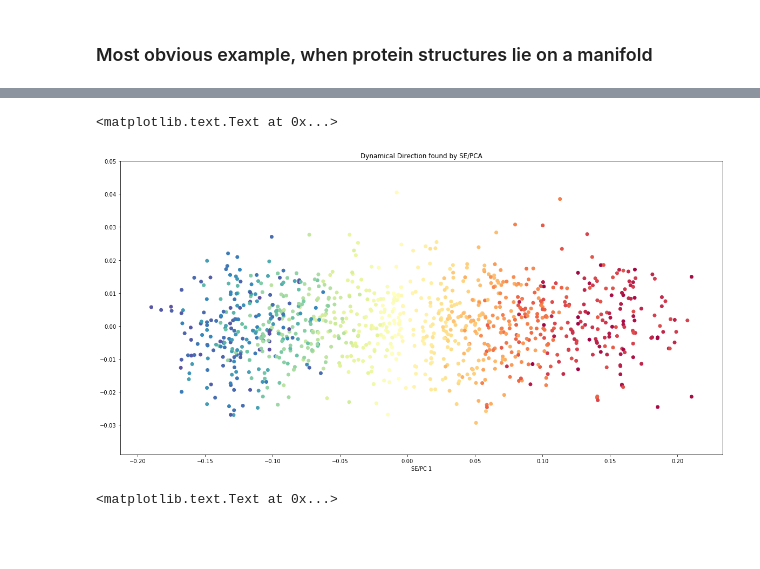
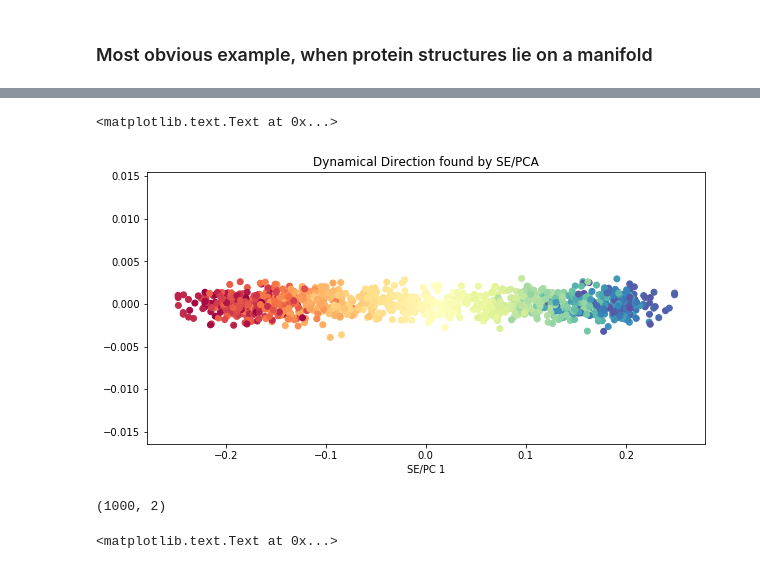
Before and after one commit to alenkran/Protein_Dynamics_TJ, a Jupyter notebook: MSM_Builder_Test/Simple Examples.ipynb, the cells around one changed output, grey strips where cells are left out. Drawn from its saved outputs; the diff is of its cells as text; code cells hidden in the pictures; blank space fills up the shorter version.

Commit message:
Exploring spectral embedding and more simple examples

```diff
--- a/MSM_Builder_Test/Simple Examples.ipynb
+++ b/MSM_Builder_Test/Simple Examples.ipynb
@@ -45,16 +45,20 @@ plt.xlabel('ISOMAP/PC 1'); plt.title('Dynamical Direction found by ISOMAP/PCA')
 # %%
 # SE/PCA
-n_neighbors = 10
+n_neighbors = 20
 se_pca = PCA(n_components=1)
-se = manifold.SpectralEmbedding(n_neighbors=n_neighbors, n_components=n_components)
+se = manifold.SpectralEmbedding(n_neighbors=n_neighbors, n_components=1)
 rd_X = se.fit_transform(X)
 rd_pca_X = se_pca.fit_transform(rd_X)
-plt.figure(figsize=(2*10, 10))
-plt.scatter(rd_pca_X[:, 0], np.random.normal(scale=0.01, size=(n_points, 1)) , c=color, cmap=plt.cm.Spectral)
+plt.figure(figsize=(10, 5))
+plt.scatter(rd_X[:, 0], np.random.normal(scale=0.001, size=(n_points, 1)) , c=color, cmap=plt.cm.Spectral)
 plt.xlabel('SE/PC 1'); plt.title('Dynamical Direction found by SE/PCA')
 # %% [output]
 <matplotlib.text.Text at 0x...>
-[figure, old version]
+[figure, new version]
+# %%
+rd_X.shape
+# %% [output]
+(1000, 2)
 # %%
 # ICA
 n_neighbors = 20
```
Also changed, not shown: parts of 6 cells of this notebook, 1 other file.
